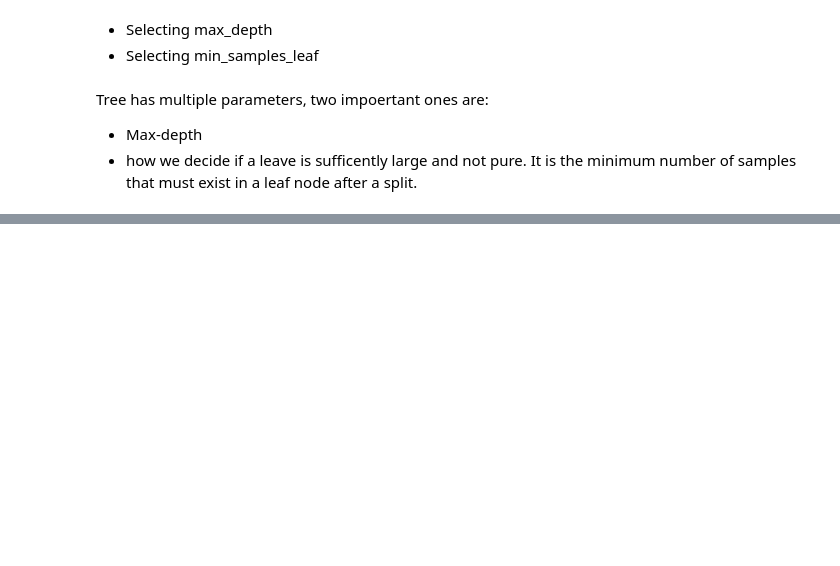
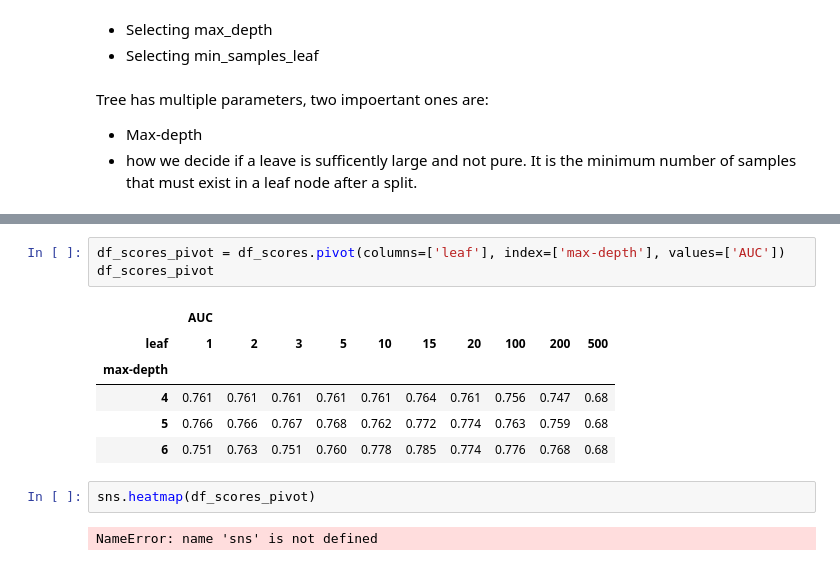
Before and after one commit to skykmar02/Credit-Risk-Scoring, a Jupyter notebook: 06_Credit_risk_scoring.ipynb, the cells around one changed output, grey strips where cells are left out. Saved outputs shown, nothing was run; the diff lists cells and outputs as text; blank space fills up the shorter version.

```diff
--- a/06_Credit_risk_scoring.ipynb
+++ b/06_Credit_risk_scoring.ipynb
@@ -374,0 +458,14 @@ DecisionTreeClassifier
+# %%
+df_scores_pivot = df_scores.pivot(columns=['leaf'], index=['max-depth'], values=['AUC'])
+df_scores_pivot
+# %% [output]
+|  | AUC |  |  |  |  |  |  |  |  |  |
+| leaf | 1 | 2 | 3 | 5 | 10 | 15 | 20 | 100 | 200 | 500 |
+| max-depth |  |  |  |  |  |  |  |  |  |  |
+| 4 | 0.761 | 0.761 | 0.761 | 0.761 | 0.761 | 0.764 | 0.761 | 0.756 | 0.747 | 0.68 |
+| 5 | 0.766 | 0.766 | 0.767 | 0.768 | 0.762 | 0.772 | 0.774 | 0.763 | 0.759 | 0.68 |
+| 6 | 0.751 | 0.763 | 0.751 | 0.760 | 0.778 | 0.785 | 0.774 | 0.776 | 0.768 | 0.68 |
+# %%
+sns.heatmap(df_scores_pivot)
+# %% [output]
+NameError: name 'sns' is not defined
```
Also changed, not shown: parts of 11 cells of this notebook, 2 other files.
